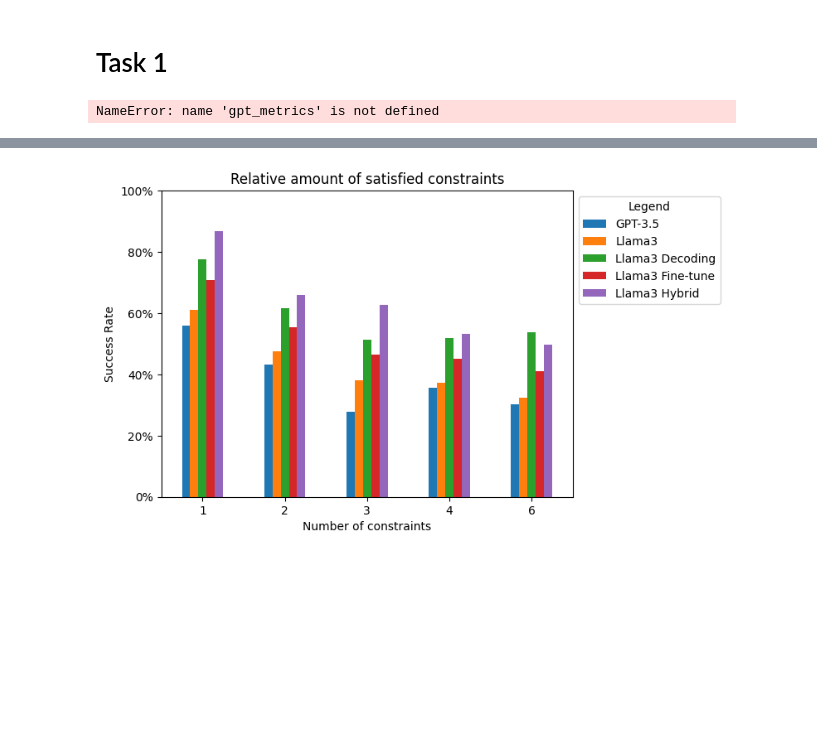
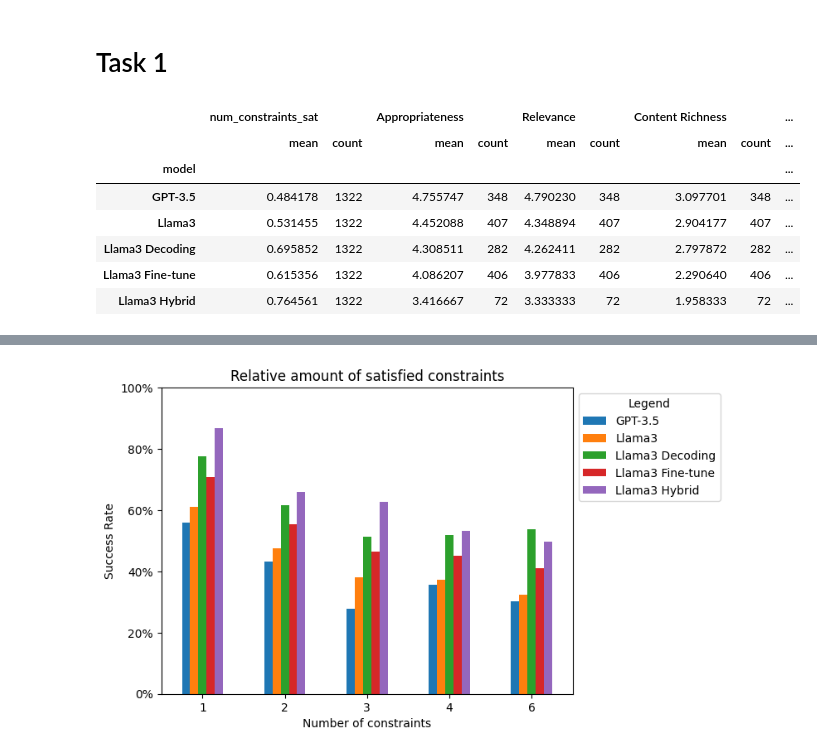
Before and after one commit to shivster2000/grammarctg, a Jupyter notebook: experiments/016_tasks_results.ipynb, the cells around one changed output, grey strips where cells are left out. Saved outputs shown, nothing was run; the diff lists cells and outputs as text; code cells hidden in the pictures; blank space fills up the shorter version.

```diff
--- a/experiments/016_tasks_results.ipynb
+++ b/experiments/016_tasks_results.ipynb
@@ -20,7 +20,7 @@ def get_aggs(results, by=['model', 'num_constraints'], distinct=False, aggs = []
     neg_const = {'num_categories_neg': ['mean']} if 'num_categories_neg' in results.columns else {}
     neg_const = {agg: ['mean'] for agg in aggs} if aggs else {}
     agg_col = "num_categories" if 'num_categories_neg' in results.columns else "num_constraints"
-    aggs = results.groupby(by).agg({f'{by[1] if len(by)>1 else agg_col}_sat': ['mean', 'count'],
+    aggs = results.groupby(by).agg({f'{agg_col}_sat': ['mean', 'count'],
                                     **neg_const,
                                     **distinct,
                                     **{col: ['mean', 'count'] for col in gpt_metrics.keys()}})
@@ -144,7 +146,14 @@ res, single_constraints = get_res(models)
 translate_models(res)
 translate_models(single_constraints)
 # %%
-get_aggs(res, by=["model"])
+get_aggs(res[res['test']], by=["model"])
 # %% [output]
-NameError: name 'gpt_metrics' is not defined
+|  | num_constraints_sat |  | Appropriateness |  | Relevance |  | Content Richness |  | ... |
+|  | mean | count | mean | count | mean | count | mean | count | ... |
+| model |  |  |  |  |  |  |  |  | ... |
+| GPT-3.5 | 0.484178 | 1322 | 4.755747 | 348 | 4.790230 | 348 | 3.097701 | 348 | ... |
+| Llama3 | 0.531455 | 1322 | 4.452088 | 407 | 4.348894 | 407 | 2.904177 | 407 | ... |
+| Llama3 Decoding | 0.695852 | 1322 | 4.308511 | 282 | 4.262411 | 282 | 2.797872 | 282 | ... |
+| Llama3 Fine-tune | 0.615356 | 1322 | 4.086207 | 406 | 3.977833 | 406 | 2.290640 | 406 | ... |
+| Llama3 Hybrid | 0.764561 | 1322 | 3.416667 | 72 | 3.333333 | 72 | 1.958333 | 72 | ... |
 # %%
```
Also changed, not shown: parts of 5 cells of this notebook, 9 other files.
